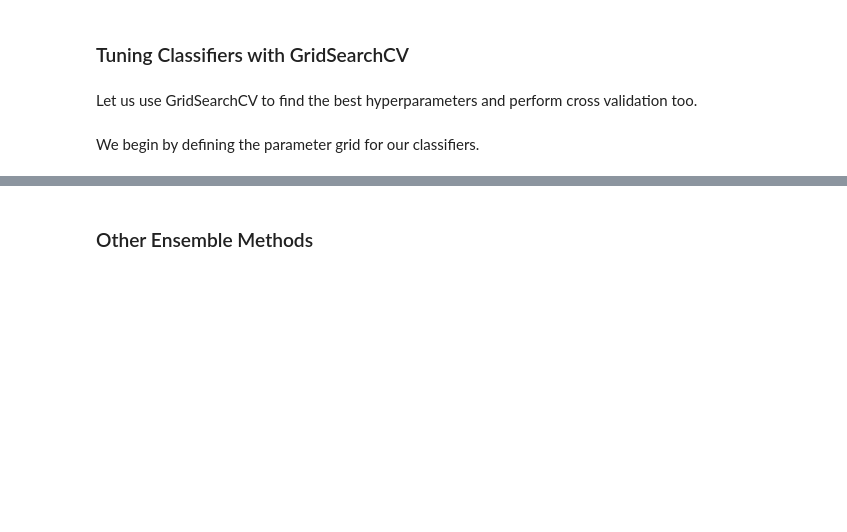
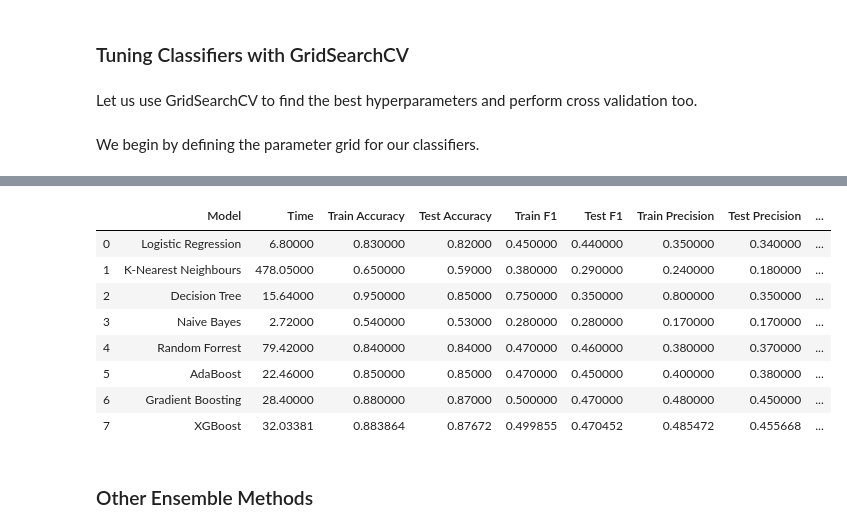
Before and after one commit to nadinezab/bank-marketing, a Jupyter notebook: bank-marketing.ipynb, the cells around one changed output, grey strips where cells are left out. Cells and saved outputs as stored; diff of their text form; code cells hidden in the pictures; blank space fills up the shorter version.

```diff
--- a/bank-marketing.ipynb
+++ b/bank-marketing.ipynb
@@ -1579,5 +1581,6 @@ grid_dict = {}
 for k in tuning_clf_dict.keys():
     grid_dict[k] = tuning_clf_dict[k]['gridsearchcv']
 # %%
-batch_clf(X_train, y_train, X_test, y_test, grid_dict)
+gs_results = batch_clf(X_train, y_train, X_test, y_test, grid_dict)
+gs_results
 # %% [output]
@@ -1600,2 +1664,18 @@ trained Gradient Boosting in 27.92
+# %%
+# Add XGBoost results to results dataframe
+gs_results = gs_results.append(pd.Series(['XGBoost', time_elapsed, train_acc, test_acc, train_f1, test_f1,
+                                   train_precision, test_precision, train_recall, test_recall],
+                         index = gs_results.columns), ignore_index = True)
+gs_results
+# %% [output]
+|  | Model | Time | Train Accuracy | Test Accuracy | Train F1 | Test F1 | Train Precision | Test Precision | ... |
+| 0 | Logistic Regression | 6.80000 | 0.830000 | 0.82000 | 0.450000 | 0.440000 | 0.350000 | 0.340000 | ... |
+| 1 | K-Nearest Neighbours | 478.05000 | 0.650000 | 0.59000 | 0.380000 | 0.290000 | 0.240000 | 0.180000 | ... |
+| 2 | Decision Tree | 15.64000 | 0.950000 | 0.85000 | 0.750000 | 0.350000 | 0.800000 | 0.350000 | ... |
+| 3 | Naive Bayes | 2.72000 | 0.540000 | 0.53000 | 0.280000 | 0.280000 | 0.170000 | 0.170000 | ... |
+| 4 | Random Forrest | 79.42000 | 0.840000 | 0.84000 | 0.470000 | 0.460000 | 0.380000 | 0.370000 | ... |
+| 5 | AdaBoost | 22.46000 | 0.850000 | 0.85000 | 0.470000 | 0.450000 | 0.400000 | 0.380000 | ... |
+| 6 | Gradient Boosting | 28.40000 | 0.880000 | 0.87000 | 0.500000 | 0.470000 | 0.480000 | 0.450000 | ... |
+| 7 | XGBoost | 32.03381 | 0.883864 | 0.87672 | 0.499855 | 0.470452 | 0.485472 | 0.455668 | ... |
 # %% [markdown]
 ### Other Ensemble Methods
```
Also changed, not shown: parts of 12 cells of this notebook.
